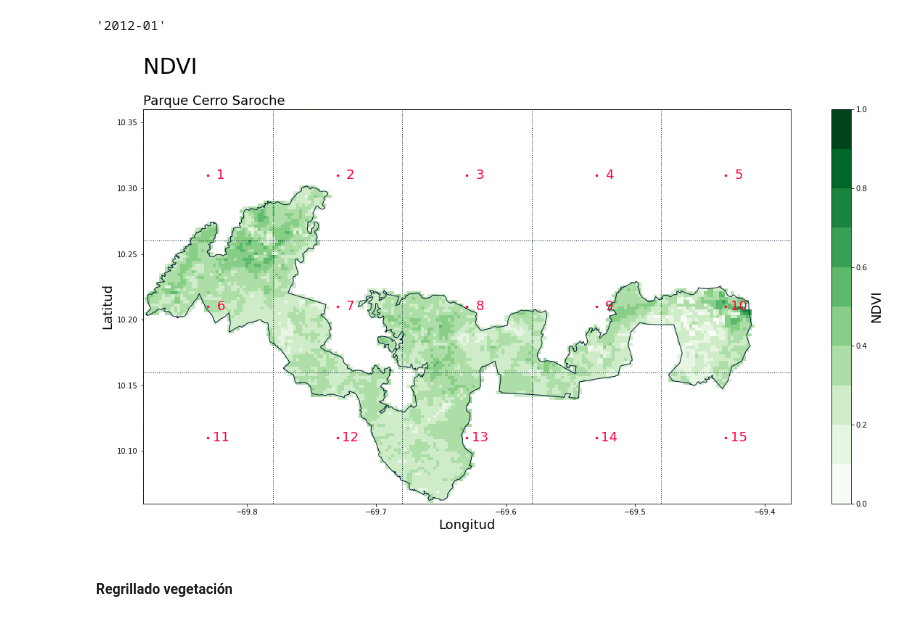
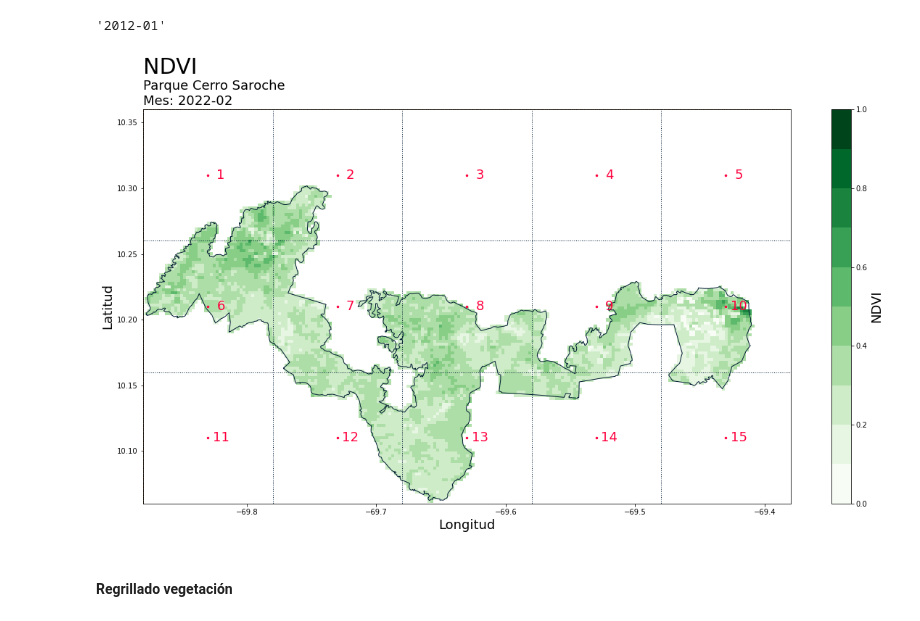
Before and after one commit to esglobe/geet-metview, a Jupyter notebook: 6_regrillado_data.ipynb, the cells around one changed output. Saved outputs shown, nothing was run; the diff lists cells and outputs as text; code cells hidden in the pictures.

```diff
--- a/6_regrillado_data.ipynb
+++ b/6_regrillado_data.ipynb
@@ -633,35 +633,35 @@ for i in list(range(1, len(x) )):
 color_grid = '#001B32'
 for i in list(range( len(x_grid) )):
   ax.vlines(x = x_grid[i],ymin=min(y_grid),ymax=max(y_grid),
             colors = color_grid,
             linestyles='dotted',
             linewidth=1,
             label = 'vline_multiple - full height')
 
 for i in list(range( len(y_grid) )):
   ax.hlines(y = y_grid[i],xmin=min(x_grid),xmax=max(x_grid),
             colors = color_grid,
             linestyles='dotted',
             linewidth=1,
             label = 'vline_multiple - full height')
 
 # dia
 date_srt = datetime.fromordinal(ds_ndvi_mes.time.values[time_lebel]).strftime('%Y-%m')
 
 # titulos
-plt.title(f"Parque Cerro Saroche",fontsize=18,loc='left')
+plt.title(f"Parque Cerro Saroche\nMes: {date_srt}",fontsize=18,loc='left')
 plt.title(f"",fontsize=30,loc='center')
 plt.suptitle(f"NDVI",ha='left',fontsize=30,x=0.125)
 plt.xlabel("Longitud",loc='center',fontsize=18)
 plt.ylabel("Latitud",loc='center',fontsize=18)
 plt.xlim([-69.88, -69.38])
 plt.ylim([10.06, 10.36])
 
 plt.savefig('./cerro_saroche/figuras/grilla_ndvi_mes.png')
 
 plt.show()
 # %% [output]
-[figure, old version]
+[figure, new version]
 # %% [markdown]
 #### Regrillado vegetación
 # %%
```
Also changed, not shown: parts of 1 cell of this notebook, 1 other file.
